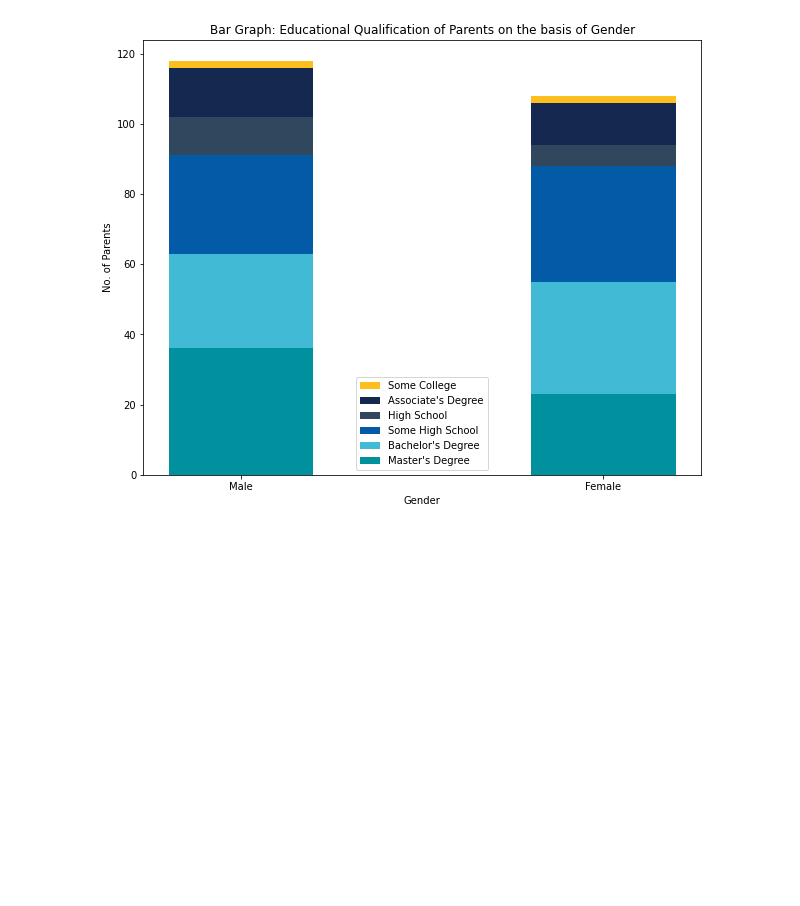
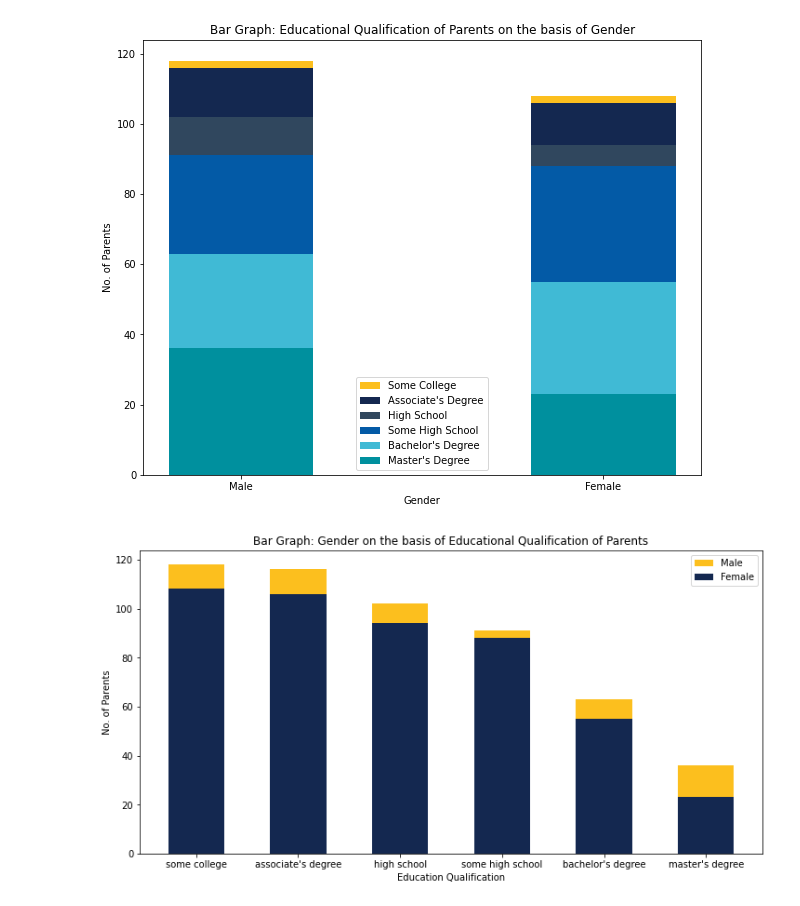
Before and after one commit to vik-sin/Students-Performance, a Jupyter notebook: StudentsPerformance.ipynb, the cells around one changed output. Drawn from its saved outputs; the diff is of its cells as text; code cells hidden in the pictures; blank space fills up the shorter version.

```diff
--- a/StudentsPerformance.ipynb
+++ b/StudentsPerformance.ipynb
@@ -358,3 +358,15 @@ plt.legend()
 plt.show()
 # %% [output]
 [figure]
+# %%
+plt.figure(figsize=(12,6))
+plt.bar(z['ParentalEducation'], z['Male'], color='#fcbf1e', label="Male", width=0.55)
+plt.bar(z['ParentalEducation'], z['Female'], color= '#142850', label="Female", width=0.55)
+plt.title("Bar Graph: Gender on the basis of Educational Qualification of Parents")
+plt.ylabel("No. of Parents")
+plt.xlabel("Education Qualification")
+plt.legend()
+plt.legend()
+plt.show()
+# %% [output]
+[figure, added]
```
Also changed, not shown: parts of 2 cells of this notebook.
